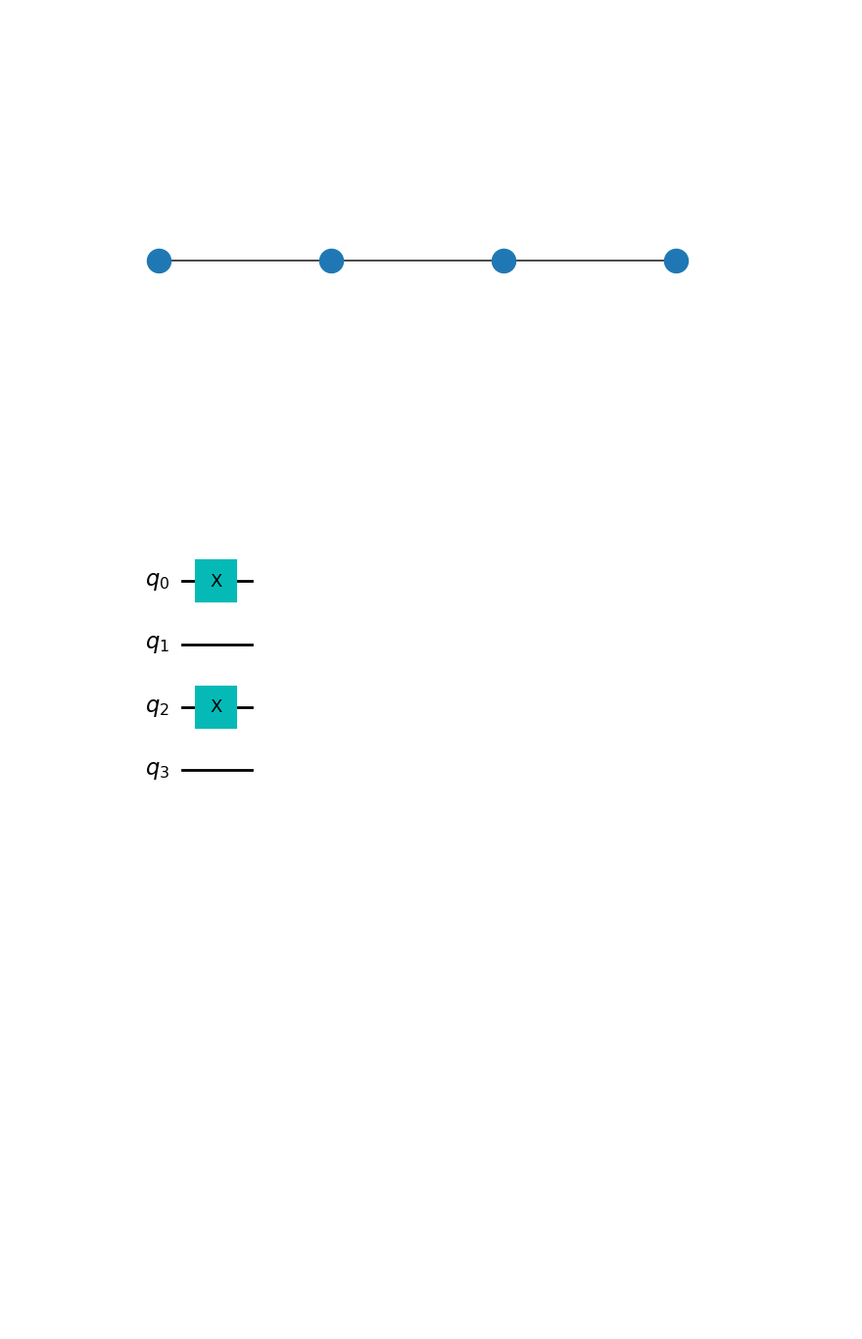
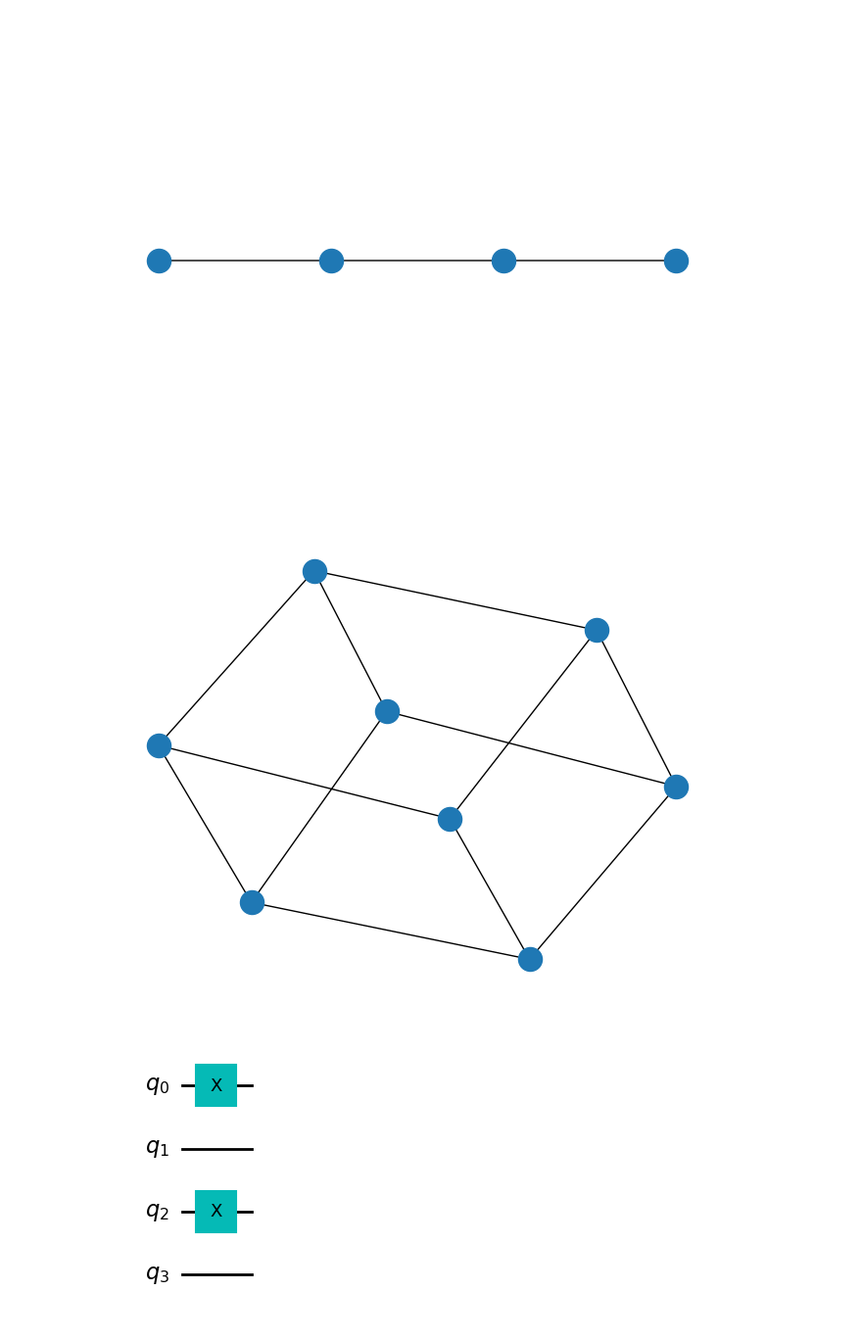
Before and after one commit to SeanSR5/PNNL_SULI_2023, a Jupyter notebook: QuantAlgos/Product-Formulas.ipynb, the cells around one changed output. Shown at 98% size. Saved outputs shown, nothing was run; the diff lists cells and outputs as text; code cells hidden in the pictures; blank space fills up the shorter version.

Commit message:
Changes:
- Generated further diagrams for presentation.

```diff
--- a/QuantAlgos/Product-Formulas.ipynb
+++ b/QuantAlgos/Product-Formulas.ipynb
@@ -709,6 +709,29 @@ heisenberg_model = HeisenbergModel(heisenberg_line_lattice, (1.0, 1.0, 1.0), (0.
 heisenberg_line_lattice.draw()
 # %% [output]
 [figure]
+# %%
+from qiskit_nature.second_q.hamiltonians.lattices import (
+    BoundaryCondition,
+    HyperCubicLattice,
+    Lattice,
+    LatticeDrawStyle,
+    LineLattice,
+    SquareLattice,
+    TriangularLattice,
+)
+
+
+size = (2, 2, 2)
+boundary_condition = (
+    BoundaryCondition.OPEN,
+    BoundaryCondition.OPEN,
+    BoundaryCondition.OPEN,
+)
+cubic_lattice = HyperCubicLattice(size=size, boundary_condition=boundary_condition)
+
+cubic_lattice.draw()
+# %% [output]
+[figure, added]
 # %%
 # Select an appropriate order, accuracy, evolution time, time step size, and Trotter number for the Product Formula:
 
```
Also changed, not shown: parts of 7 cells of this notebook, 10 other files.
